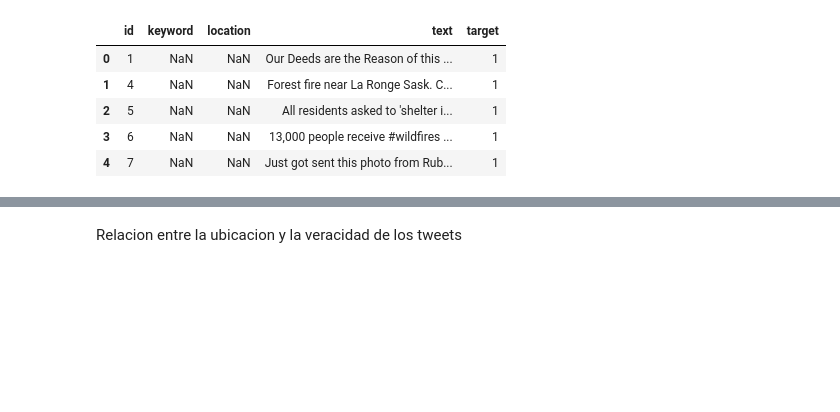
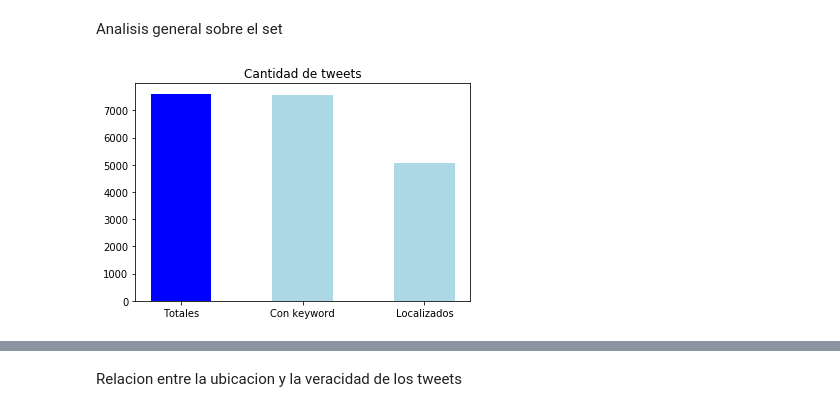
Before and after one commit to AgustinLeguizamon/datos_tp_1, a Jupyter notebook: tp1_tomas.ipynb, the cells around one changed output, grey strips where cells are left out. Cells and saved outputs as stored; diff of their text form; code cells hidden in the pictures; blank space fills up the shorter version.

```diff
--- a/tp1_tomas.ipynb
+++ b/tp1_tomas.ipynb
@@ -6,11 +6,13 @@ import matplotlib.pyplot as plt
 import math
 # %%
 tweets = pd.read_csv("train.csv")
-tweets.head()
-# %% [output]
-|  | id | keyword | location | text | target |
-| 0 | 1 | NaN | NaN | Our Deeds are the Reason of this ... | 1 |
-| 1 | 4 | NaN | NaN | Forest fire near La Ronge Sask. C... | 1 |
-| 2 | 5 | NaN | NaN | All residents asked to 'shelter i... | 1 |
-| 3 | 6 | NaN | NaN | 13,000 people receive #wildfires ... | 1 |
-| 4 | 7 | NaN | NaN | Just got sent this photo from Rub... | 1 |
+# %% [markdown]
+Analisis general sobre el set
+# %%
+tweet_counts = tweets.count().loc[["id","keyword","location"]]
+fig, ax = plt.subplots()
+plt.bar(("Totales","Con keyword","Localizados"), tweet_counts.values,width = 0.5,color=["blue","lightblue","lightblue"])
+ax.set_title('Cantidad de tweets')
+plt.savefig('plots/barplot_dataset_count.png')
+# %% [output]
+[figure, added]
```
Also changed, not shown: parts of 12 cells of this notebook, 5 other files.
